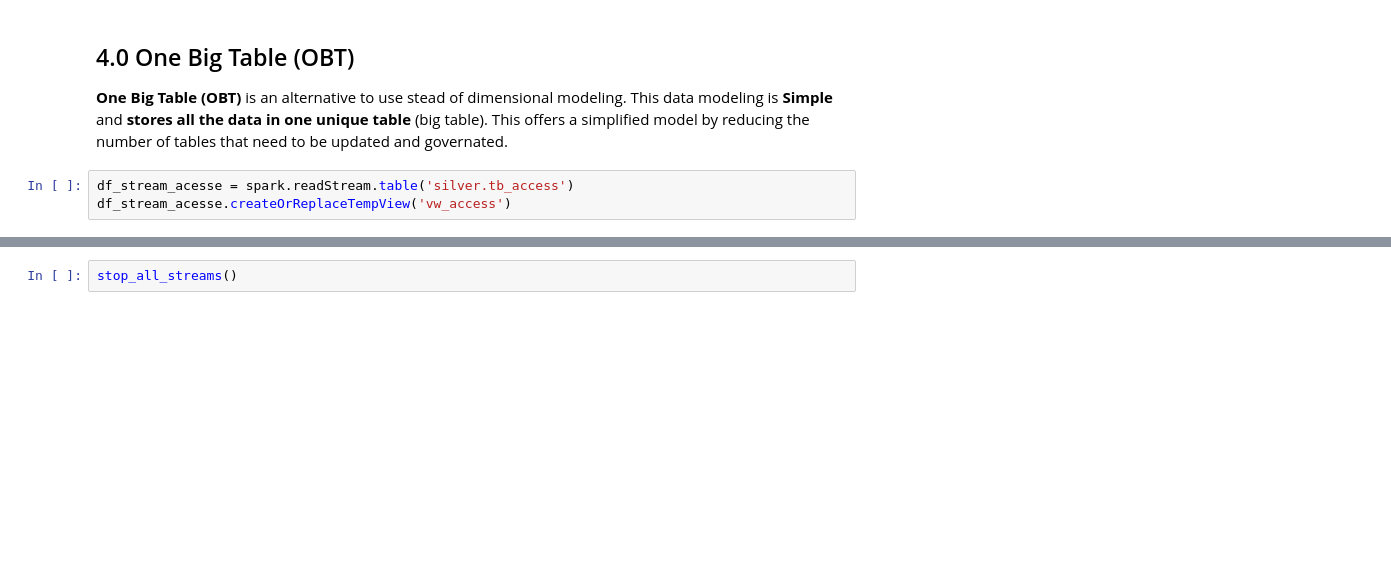
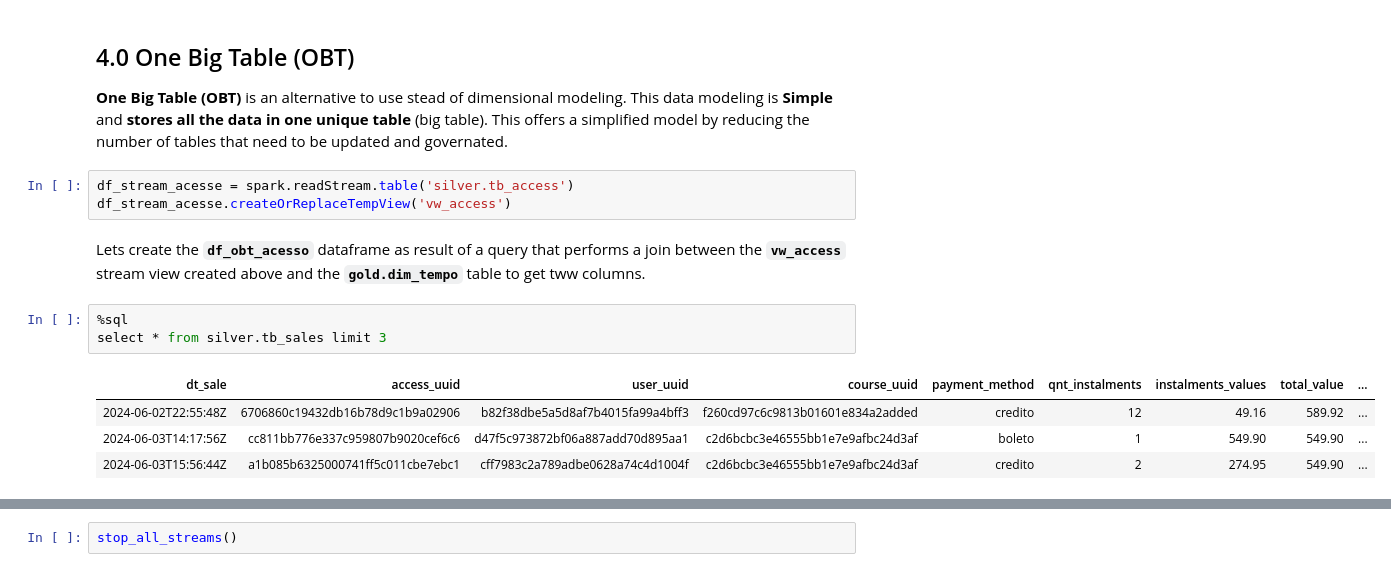
Before and after one commit to jmcabreira/DataPipeline-DataBricks, a Jupyter notebook: Load_Gold_Zone.ipynb, the cells around one changed output, grey strips where cells are left out. Saved outputs shown, nothing was run; the diff lists cells and outputs as text; blank space fills up the shorter version.

```diff
--- a/Load_Gold_Zone.ipynb
+++ b/Load_Gold_Zone.ipynb
@@ -515,3 +513,13 @@ spark.sql("""
 # %%
 df_stream_acesse = spark.readStream.table('silver.tb_access')
 df_stream_acesse.createOrReplaceTempView('vw_access')
+# %% [markdown]
+Lets create the **`df_obt_acesso`** dataframe as result of a query that performs a join between the **`vw_access`** stream view created above and the  **`gold.dim_tempo`** table to get tww columns.
+# %%
+%sql
+select * from silver.tb_sales limit 3
+# %% [output]
+| dt_sale | access_uuid | user_uuid | course_uuid | payment_method | qnt_instalments | instalments_values | total_value | ... |
+| 2024-06-02T22:55:48Z | 6706860c19432db16b78d9c1b9a02906 | b82f38dbe5a5d8af7b4015fa99a4bff3 | f260cd97c6c9813b01601e834a2added | credito | 12 | 49.16 | 589.92 | ... |
+| 2024-06-03T14:17:56Z | cc811bb776e337c959807b9020cef6c6 | d47f5c973872bf06a887add70d895aa1 | c2d6bcbc3e46555bb1e7e9afbc24d3af | boleto | 1 | 549.90 | 549.90 | ... |
+| 2024-06-03T15:56:44Z | a1b085b6325000741ff5c011cbe7ebc1 | cff7983c2a789adbe0628a74c4d1004f | c2d6bcbc3e46555bb1e7e9afbc24d3af | credito | 2 | 274.95 | 549.90 | ... |
```
Also changed, not shown: parts of 11 cells of this notebook.
